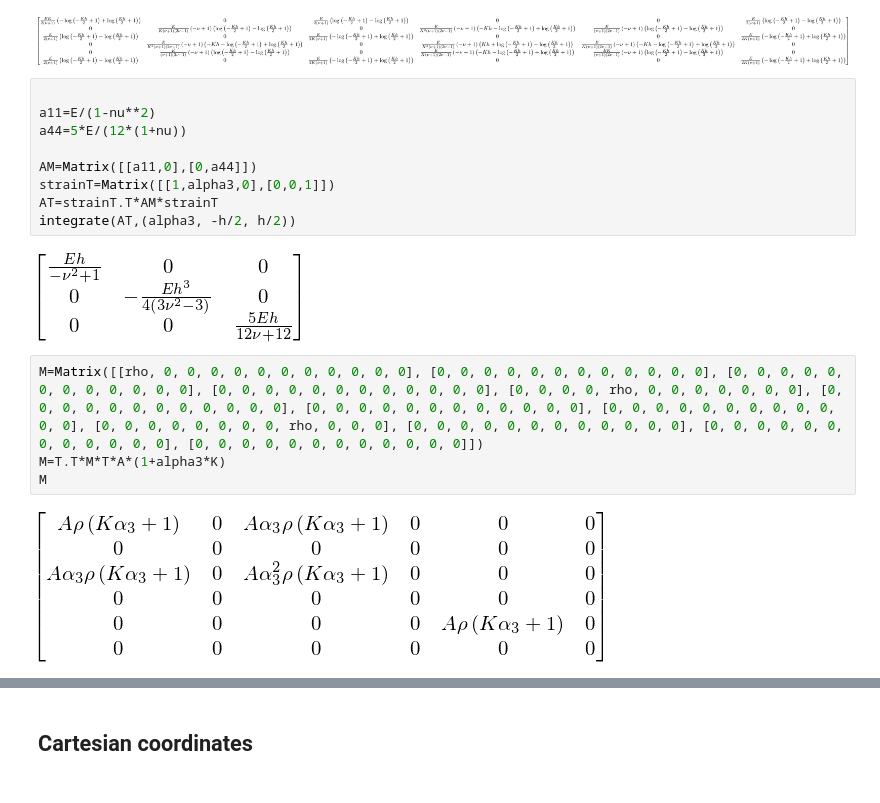
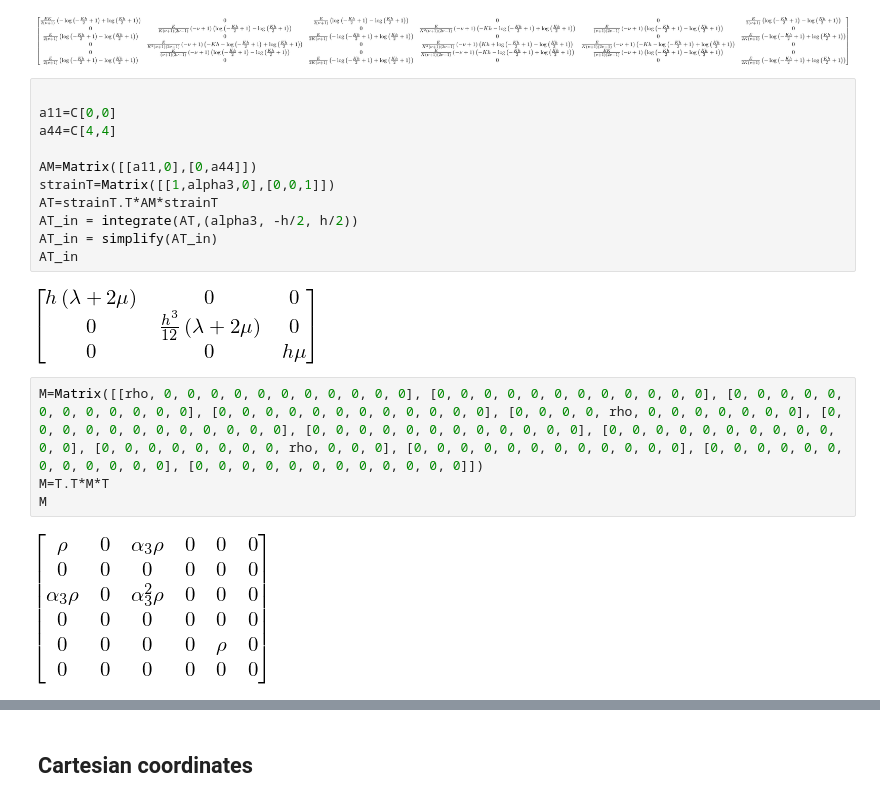
Before and after one commit to tarashor/vibrations, a Jupyter notebook: py/notebooks/LinearSolShellsFEM.ipynb, the cells around one changed output, grey strips where cells are left out. Saved outputs shown, nothing was run; the diff lists cells and outputs as text.

```diff
--- a/py/notebooks/LinearSolShellsFEM.ipynb
+++ b/py/notebooks/LinearSolShellsFEM.ipynb
@@ -130,18 +132,20 @@ S_ins
 [figure]
 # %%
 
-a11=E/(1-nu**2)
-a44=5*E/(12*(1+nu))
+a11=C[0,0]
+a44=C[4,4]
 
 AM=Matrix([[a11,0],[0,a44]])
 strainT=Matrix([[1,alpha3,0],[0,0,1]])
 AT=strainT.T*AM*strainT
-integrate(AT,(alpha3, -h/2, h/2))
+AT_in = integrate(AT,(alpha3, -h/2, h/2))
+AT_in = simplify(AT_in)
+AT_in
 # %% [output]
-[figure, old version]
+[figure, new version]
 # %%
 M=Matrix([[rho, 0, 0, 0, 0, 0, 0, 0, 0, 0, 0, 0], [0, 0, 0, 0, 0, 0, 0, 0, 0, 0, 0, 0], [0, 0, 0, 0, 0, 0, 0, 0, 0, 0, 0, 0], [0, 0, 0, 0, 0, 0, 0, 0, 0, 0, 0, 0], [0, 0, 0, 0, rho, 0, 0, 0, 0, 0, 0, 0], [0, 0, 0, 0, 0, 0, 0, 0, 0, 0, 0, 0], [0, 0, 0, 0, 0, 0, 0, 0, 0, 0, 0, 0], [0, 0, 0, 0, 0, 0, 0, 0, 0, 0, 0, 0], [0, 0, 0, 0, 0, 0, 0, 0, rho, 0, 0, 0], [0, 0, 0, 0, 0, 0, 0, 0, 0, 0, 0, 0], [0, 0, 0, 0, 0, 0, 0, 0, 0, 0, 0, 0], [0, 0, 0, 0, 0, 0, 0, 0, 0, 0, 0, 0]])
-M=T.T*M*T*A*(1+alpha3*K)
+M=T.T*M*T
 M
 # %% [output]
-[figure, old version]
+[figure, new version]
```
Also changed, not shown: parts of 5 cells of this notebook, 50 other files.
